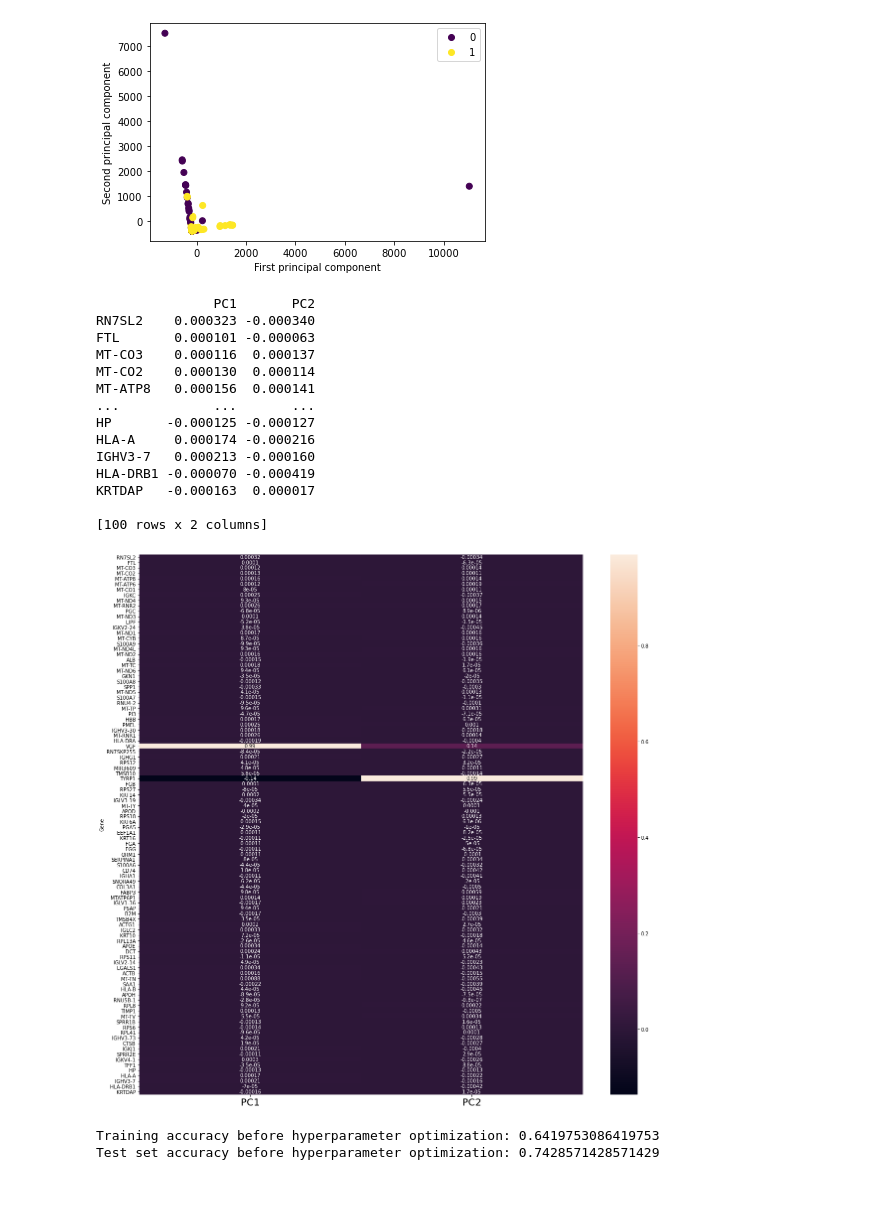
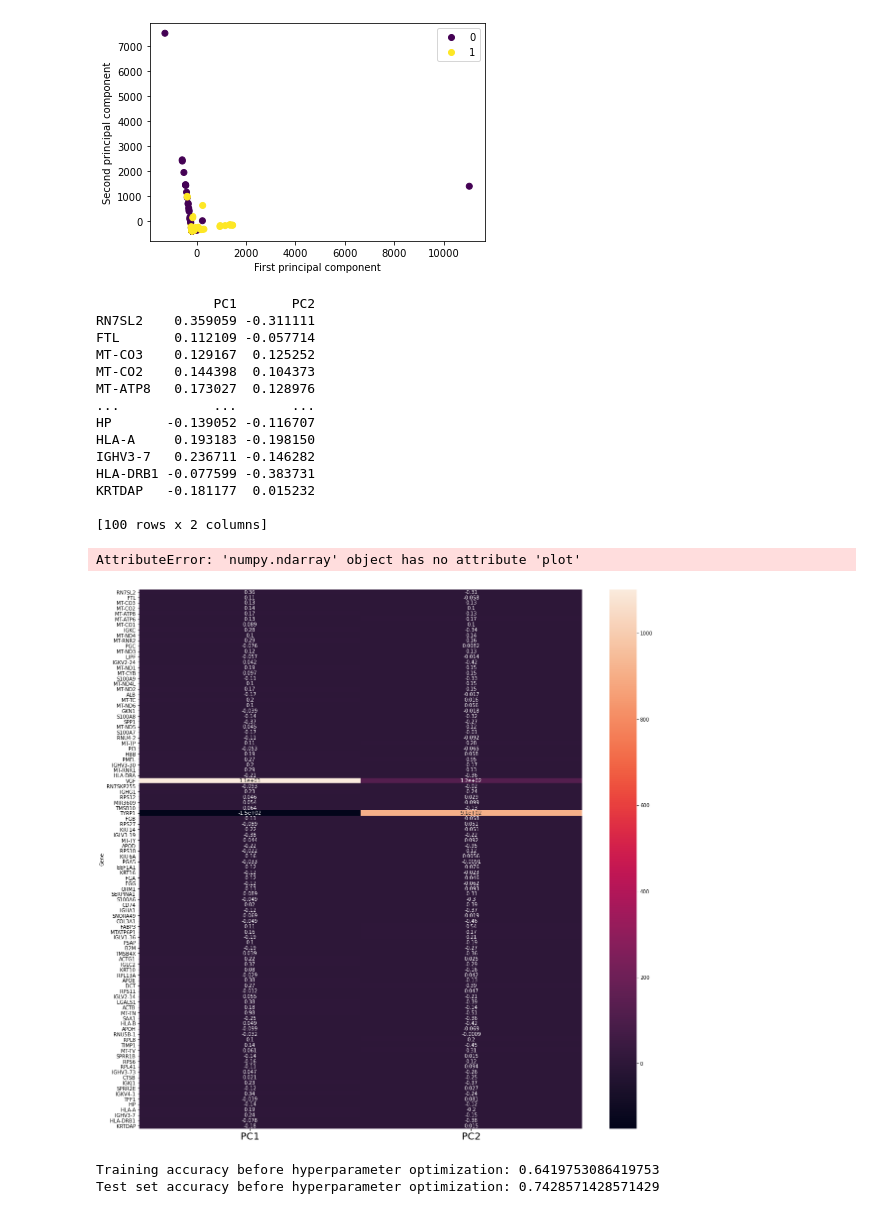
Before and after one commit to evzhng/LMP1210_2024, a Jupyter notebook: scripts/GSE910_PCA_top_100.ipynb, the cells around one changed output. Saved outputs shown, nothing was run; the diff lists cells and outputs as text; code cells hidden in the pictures.

Commit message:
added annot to loadings heatmap

```diff
--- a/scripts/GSE910_PCA_top_100.ipynb
+++ b/scripts/GSE910_PCA_top_100.ipynb
@@ -102,32 +103,42 @@ plt.show()
 [figure]
 # %%
 # heatmap of loadings
-loadings = pd.DataFrame(pca2.components_.T, columns=['PC1', 'PC2'], index=genes )
+loadings = pd.DataFrame(pca2.components_.T* np.sqrt(pca2.explained_variance_), columns=['PC1', 'PC2'], index=genes )
 print(loadings)
 
 plt.rcParams['figure.figsize'] = [20, 20]
 plt_loadings = sns.heatmap(loadings, xticklabels = True, yticklabels = True, annot = True)
 plt_loadings.set(ylabel = 'Gene')
 plt_loadings.tick_params(axis = 'y', labelsize = 10)
 plt_loadings.tick_params(axis = 'x', labelsize = 20)
 
 plt.savefig('../figures/GSE910_PCA_top100_loadings.png')
+
+# Plot the explained variance
+fig, ax = PCAreduced_data.plot()
+
+# Scatter the first two PCs
+fig, ax = PCAreduced_data.scatter()
+
+# Create a biplot
+fig, ax = PCAreduced_data.biplot(n_feat=4)
 # %% [output]
                PC1       PC2
-RN7SL2    0.000323 -0.000340
-FTL       0.000101 -0.000063
-MT-CO3    0.000116  0.000137
-MT-CO2    0.000130  0.000114
-MT-ATP8   0.000156  0.000141
+RN7SL2    0.359059 -0.311111
+FTL       0.112109 -0.057714
+MT-CO3    0.129167  0.125252
+MT-CO2    0.144398  0.104373
+MT-ATP8   0.173027  0.128976
 ...            ...       ...
-HP       -0.000125 -0.000127
-HLA-A     0.000174 -0.000216
-IGHV3-7   0.000213 -0.000160
-HLA-DRB1 -0.000070 -0.000419
-KRTDAP   -0.000163  0.000017
+HP       -0.139052 -0.116707
+HLA-A     0.193183 -0.198150
+IGHV3-7   0.236711 -0.146282
+HLA-DRB1 -0.077599 -0.383731
+KRTDAP   -0.181177  0.015232
 
 [100 rows x 2 columns]
+AttributeError: 'numpy.ndarray' object has no attribute 'plot'
-[figure, old version]
+[figure, new version]
 # %%
 # Train a logistic regression model using the top PCs before optimizing hyperparameters
 X_train, X_test, y_train, y_test = train_test_split(PCAreduced_data, labels['Response'], test_size = 0.3, random_state=1210)
```
Also changed, not shown: parts of 1 cell of this notebook, 1 other file.
